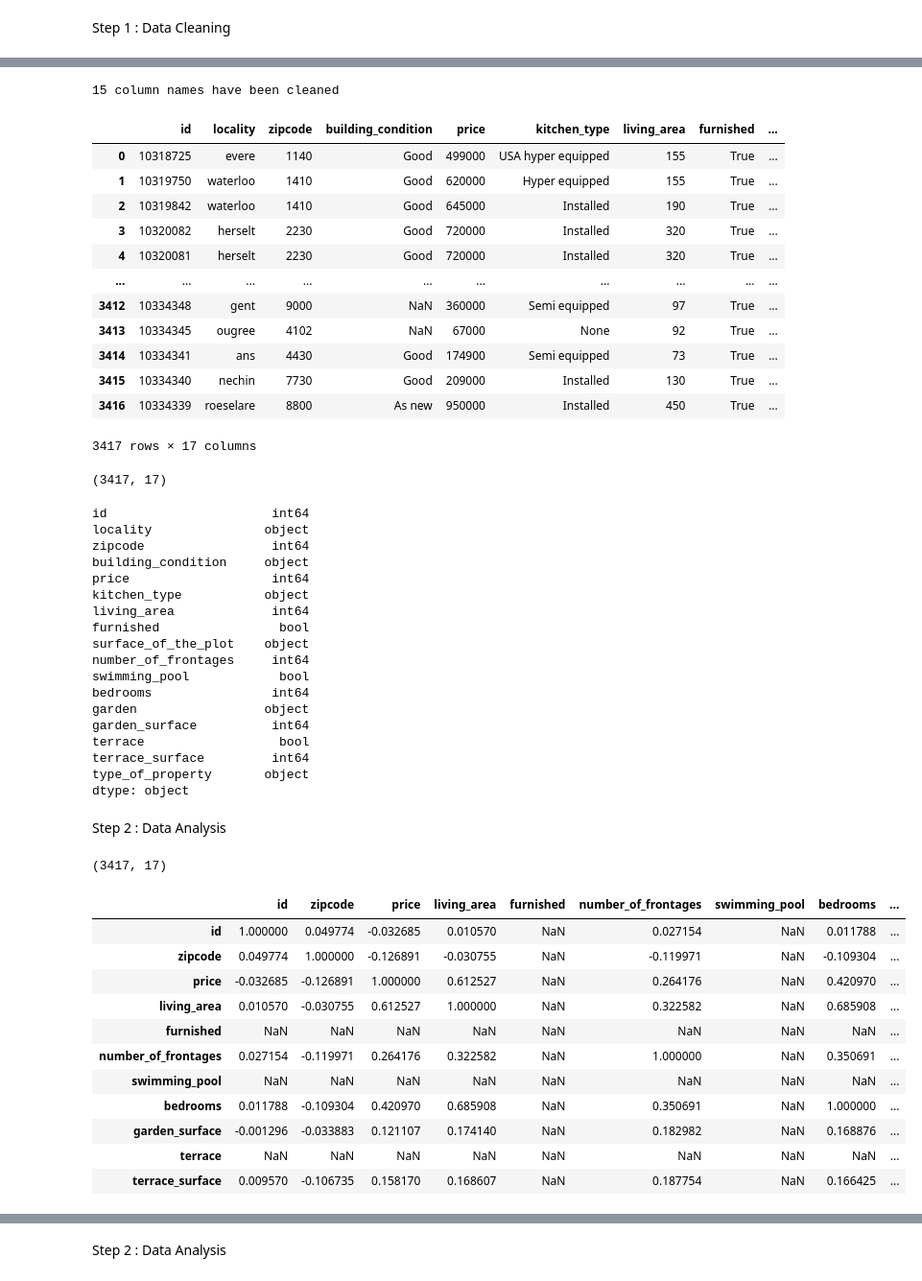
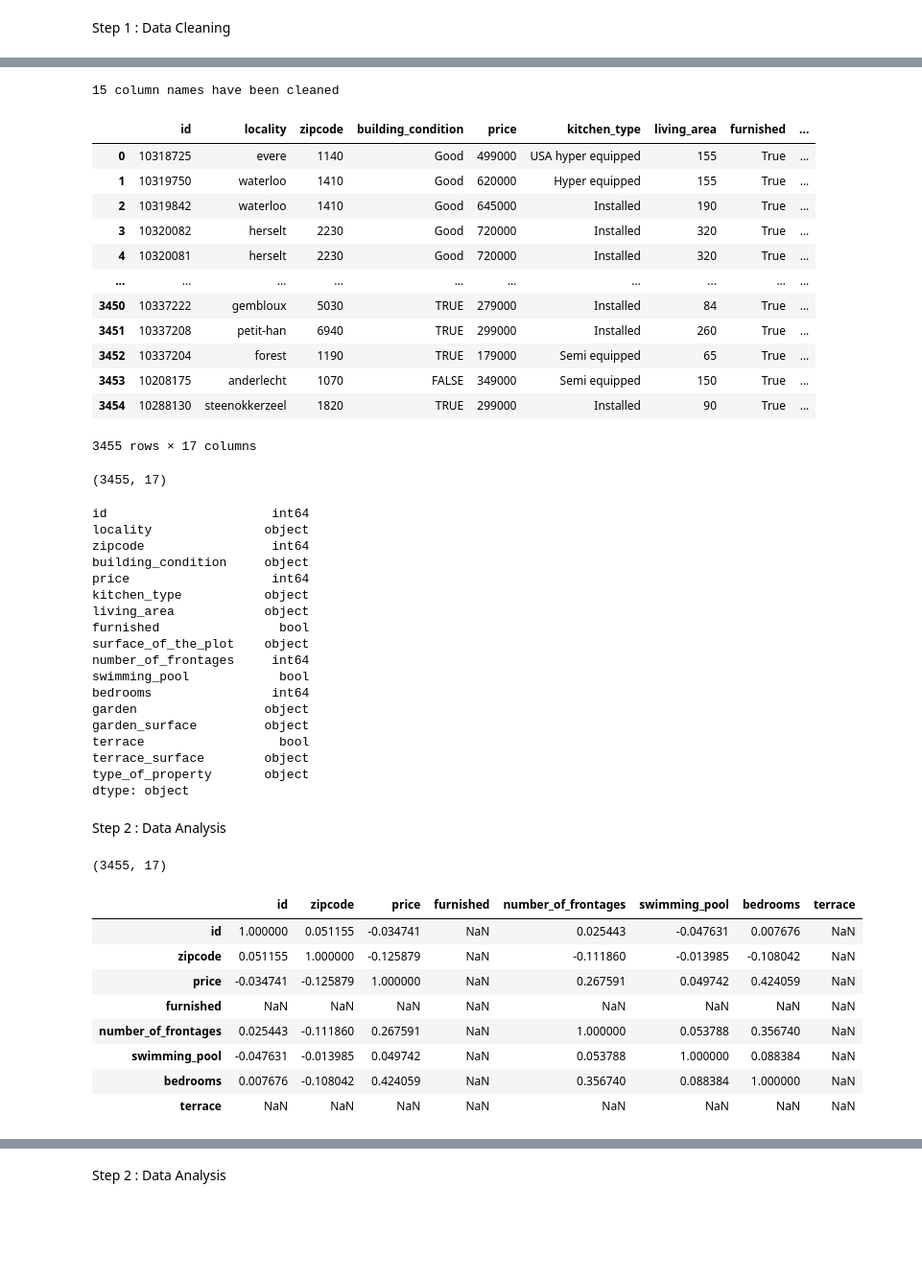
Before and after one commit to sainisheetal/real-estate-price-prediction, a Jupyter notebook: Data_Visualisation/data_cleaning.ipynb, the cells around one changed output, grey strips where cells are left out. Shown at 96% size. Cells and saved outputs as stored; diff of their text form; code cells hidden in the pictures; blank space fills up the shorter version.

```diff
--- a/Data_Visualisation/data_cleaning.ipynb
+++ b/Data_Visualisation/data_cleaning.ipynb
@@ -27,6 +27,6 @@ df1['Terrace surface'] = df1['Terrace surface'].str.replace('m² square meter',
 df1['Furnished'] = df1['Furnished'].astype('bool')
 df1['Swimming pool'] = df1['Swimming pool'].astype('bool')
 df1['Terrace'] = df1['Terrace'].astype('bool')
+df1['Furnished'] = df1['Furnished'].astype('bool')
 
 df1.head()
-df = df1
@@ -60,7 +40,7 @@ memory usage: 383.9+ KB
 # %%
 from skimpy import clean_columns
-df = clean_columns(df1)
-df
+df1 = clean_columns(df1)
+df1
 # %% [output]
 15 column names have been cleaned
 |  | id | locality | zipcode | building_condition | price | kitchen_type | living_area | furnished | ... |
@@ -70,18 +50,18 @@ df
 | 3 | 10320082 | herselt | 2230 | Good | 720000 | Installed | 320 | True | ... |
 | 4 | 10320081 | herselt | 2230 | Good | 720000 | Installed | 320 | True | ... |
 | ... | ... | ... | ... | ... | ... | ... | ... | ... | ... |
-| 3412 | 10334348 | gent | 9000 | NaN | 360000 | Semi equipped | 97 | True | ... |
-| 3413 | 10334345 | ougree | 4102 | NaN | 67000 | None | 92 | True | ... |
-| 3414 | 10334341 | ans | 4430 | Good | 174900 | Semi equipped | 73 | True | ... |
-| 3415 | 10334340 | nechin | 7730 | Good | 209000 | Installed | 130 | True | ... |
-| 3416 | 10334339 | roeselare | 8800 | As new | 950000 | Installed | 450 | True | ... |
+| 3450 | 10337222 | gembloux | 5030 | TRUE | 279000 | Installed | 84 | True | ... |
+| 3451 | 10337208 | petit-han | 6940 | TRUE | 299000 | Installed | 260 | True | ... |
+| 3452 | 10337204 | forest | 1190 | TRUE | 179000 | Semi equipped | 65 | True | ... |
+| 3453 | 10208175 | anderlecht | 1070 | FALSE | 349000 | Semi equipped | 150 | True | ... |
+| 3454 | 10288130 | steenokkerzeel | 1820 | TRUE | 299000 | Installed | 90 | True | ... |
-3417 rows × 17 columns
+3455 rows × 17 columns
 # %%
-df.shape
+df1.shape
 # %% [output]
-(3417, 17)
+(3455, 17)
 # %%
-df.dtypes
+df1.dtypes
 # %% [output]
 id                      int64
 locality               object
@@ -89,36 +69,33 @@ zipcode                 int64
 building_condition     object
 price                   int64
 kitchen_type           object
-living_area             int64
+living_area            object
 furnished                bool
 surface_of_the_plot    object
 number_of_frontages     int64
 swimming_pool            bool
 bedrooms                int64
 garden                 object
-garden_surface          int64
+garden_surface         object
 terrace                  bool
-terrace_surface         int64
+terrace_surface        object
 type_of_property       object
 dtype: object
 # %% [markdown]
 Step 2 : Data Analysis
 # %%
-df.shape
+df1.shape
 # %% [output]
-(3417, 17)
+(3455, 17)
 # %%
-df.corr()
+df1.corr()
 # %% [output]
-|  | id | zipcode | price | living_area | furnished | number_of_frontages | swimming_pool | bedrooms | ... |
-| id | 1.000000 | 0.049774 | -0.032685 | 0.010570 | NaN | 0.027154 | NaN | 0.011788 | ... |
-| zipcode | 0.049774 | 1.000000 | -0.126891 | -0.030755 | NaN | -0.119971 | NaN | -0.109304 | ... |
-| price | -0.032685 | -0.126891 | 1.000000 | 0.612527 | NaN | 0.264176 | NaN | 0.420970 | ... |
-| living_area | 0.010570 | -0.030755 | 0.612527 | 1.000000 | NaN | 0.322582 | NaN | 0.685908 | ... |
-| furnished | NaN | NaN | NaN | NaN | NaN | NaN | NaN | NaN | ... |
-| number_of_frontages | 0.027154 | -0.119971 | 0.264176 | 0.322582 | NaN | 1.000000 | NaN | 0.350691 | ... |
-| swimming_pool | NaN | NaN | NaN | NaN | NaN | NaN | NaN | NaN | ... |
-| bedrooms | 0.011788 | -0.109304 | 0.420970 | 0.685908 | NaN | 0.350691 | NaN | 1.000000 | ... |
-| garden_surface | -0.001296 | -0.033883 | 0.121107 | 0.174140 | NaN | 0.182982 | NaN | 0.168876 | ... |
-| terrace | NaN | NaN | NaN | NaN | NaN | NaN | NaN | NaN | ... |
-| terrace_surface | 0.009570 | -0.106735 | 0.158170 | 0.168607 | NaN | 0.187754 | NaN | 0.166425 | ... |
+|  | id | zipcode | price | furnished | number_of_frontages | swimming_pool | bedrooms | terrace |
+| id | 1.000000 | 0.051155 | -0.034741 | NaN | 0.025443 | -0.047631 | 0.007676 | NaN |
+| zipcode | 0.051155 | 1.000000 | -0.125879 | NaN | -0.111860 | -0.013985 | -0.108042 | NaN |
+| price | -0.034741 | -0.125879 | 1.000000 | NaN | 0.267591 | 0.049742 | 0.424059 | NaN |
+| furnished | NaN | NaN | NaN | NaN | NaN | NaN | NaN | NaN |
+| number_of_frontages | 0.025443 | -0.111860 | 0.267591 | NaN | 1.000000 | 0.053788 | 0.356740 | NaN |
+| swimming_pool | -0.047631 | -0.013985 | 0.049742 | NaN | 0.053788 | 1.000000 | 0.088384 | NaN |
+| bedrooms | 0.007676 | -0.108042 | 0.424059 | NaN | 0.356740 | 0.088384 | 1.000000 | NaN |
+| terrace | NaN | NaN | NaN | NaN | NaN | NaN | NaN | NaN |
```
Also changed, not shown: parts of 43 cells of this notebook, 12 other files.
